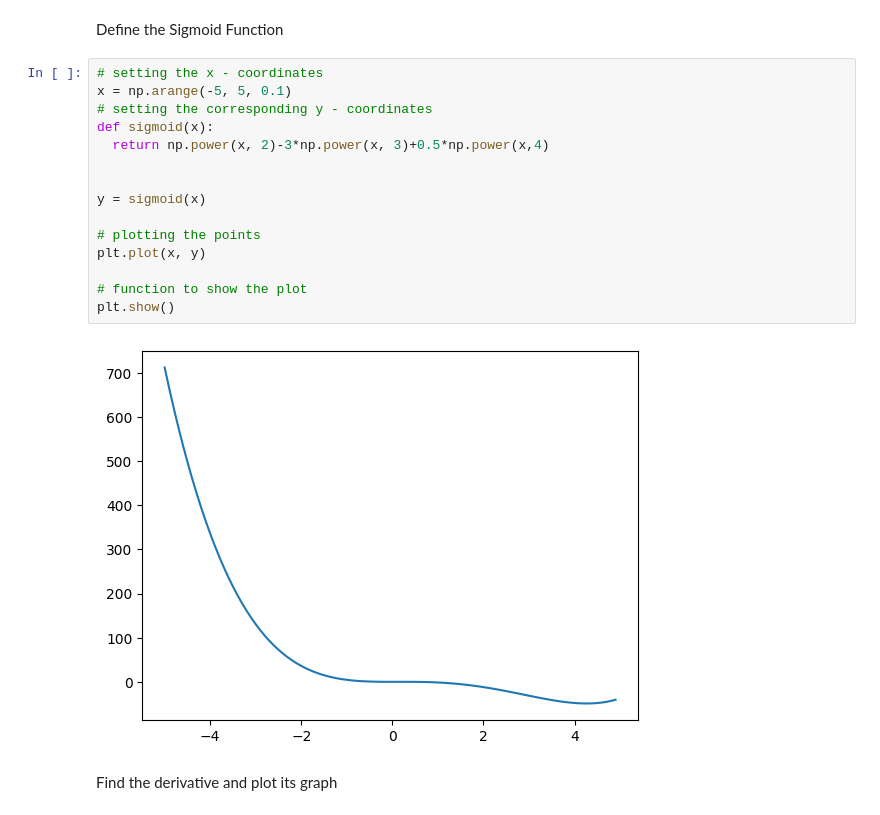
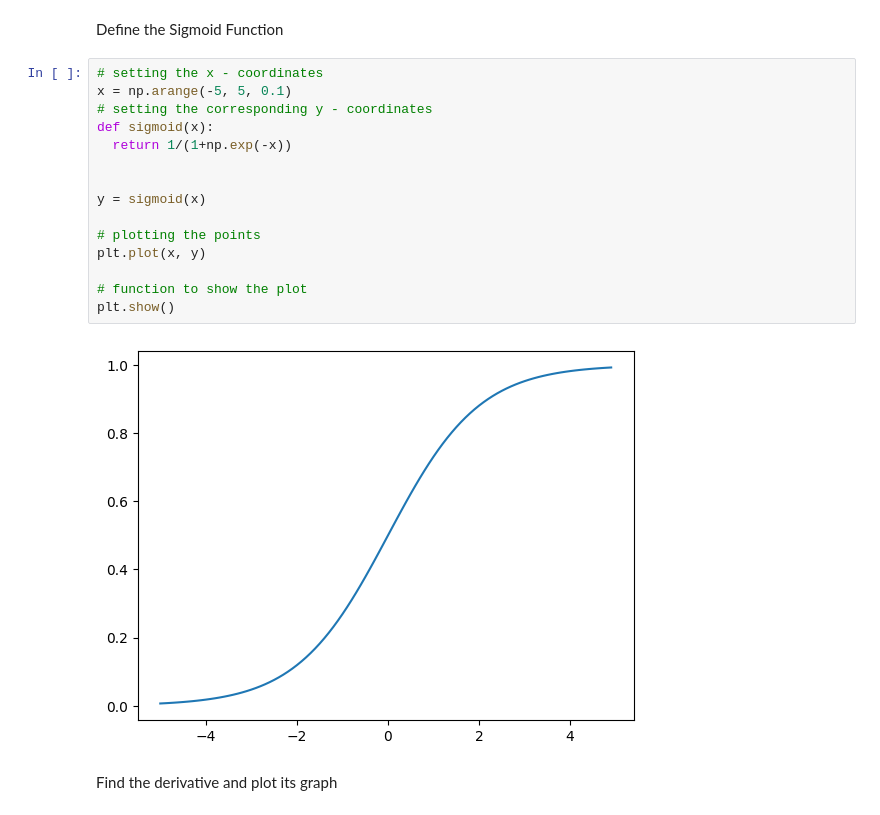
Before and after one commit to osvago/BIDA2023, a Jupyter notebook: CalcRev.ipynb, the cells around one changed output. Saved outputs shown, nothing was run; the diff lists cells and outputs as text.

```diff
--- a/CalcRev.ipynb
+++ b/CalcRev.ipynb
@@ -26,20 +26,20 @@ Define the Sigmoid Function
 # %%
 # setting the x - coordinates
 x = np.arange(-5, 5, 0.1)
 # setting the corresponding y - coordinates
 def sigmoid(x):
-  return np.power(x, 2)-3*np.power(x, 3)+0.5*np.power(x,4)
+  return 1/(1+np.exp(-x))
 
 
 y = sigmoid(x)
 
 # plotting the points
 plt.plot(x, y)
 
 # function to show the plot
 plt.show()
 # %% [output]
-[figure, old version]
+[figure, new version]
 # %% [markdown]
 Find the derivative and plot its graph
 # %%
```
Also changed, not shown: parts of 3 cells of this notebook.
